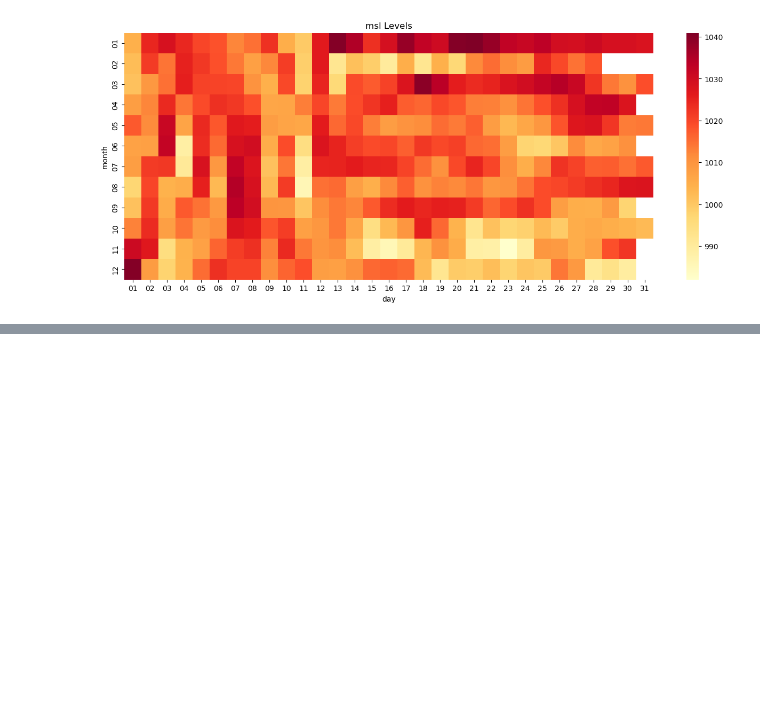
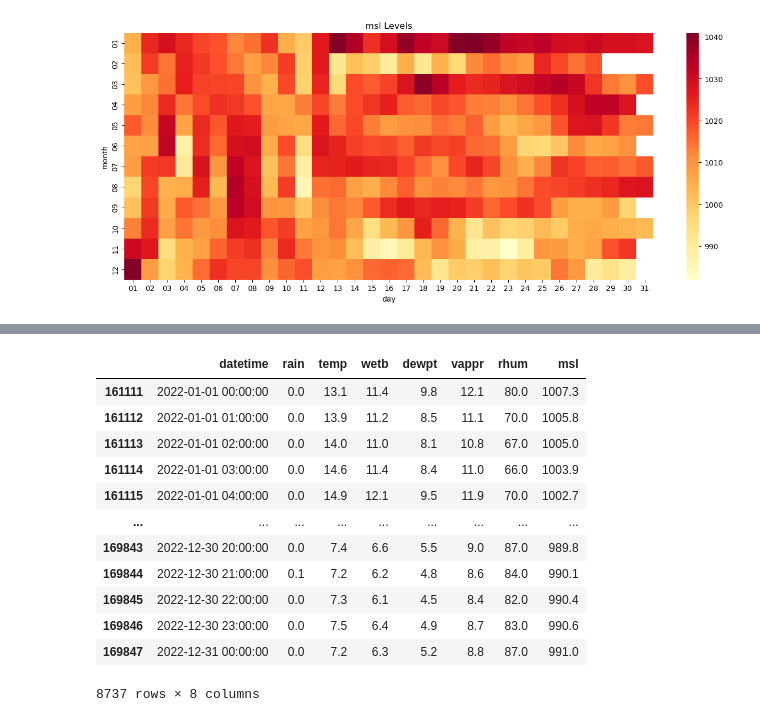
Before and after one commit to AdityaPimpalkar/AQI_federated_learning, a Jupyter notebook: notebooks/meterological.ipynb, the cells around one changed output, grey strips where cells are left out. Drawn from its saved outputs; the diff is of its cells as text; code cells hidden in the pictures; blank space fills up the shorter version.

```diff
--- a/notebooks/meterological.ipynb
+++ b/notebooks/meterological.ipynb
@@ -227,0 +266,16 @@ plotbars(met_2022,'2022-01-01', '2022-12-31', 'AQI levels at pheonix park, Dubli
+# %%
+met_2022
+# %% [output]
+|  | datetime | rain | temp | wetb | dewpt | vappr | rhum | msl |
+| 161111 | 2022-01-01 00:00:00 | 0.0 | 13.1 | 11.4 | 9.8 | 12.1 | 80.0 | 1007.3 |
+| 161112 | 2022-01-01 01:00:00 | 0.0 | 13.9 | 11.2 | 8.5 | 11.1 | 70.0 | 1005.8 |
+| 161113 | 2022-01-01 02:00:00 | 0.0 | 14.0 | 11.0 | 8.1 | 10.8 | 67.0 | 1005.0 |
+| 161114 | 2022-01-01 03:00:00 | 0.0 | 14.6 | 11.4 | 8.4 | 11.0 | 66.0 | 1003.9 |
+| 161115 | 2022-01-01 04:00:00 | 0.0 | 14.9 | 12.1 | 9.5 | 11.9 | 70.0 | 1002.7 |
+| ... | ... | ... | ... | ... | ... | ... | ... | ... |
+| 169843 | 2022-12-30 20:00:00 | 0.0 | 7.4 | 6.6 | 5.5 | 9.0 | 87.0 | 989.8 |
+| 169844 | 2022-12-30 21:00:00 | 0.1 | 7.2 | 6.2 | 4.8 | 8.6 | 84.0 | 990.1 |
+| 169845 | 2022-12-30 22:00:00 | 0.0 | 7.3 | 6.1 | 4.5 | 8.4 | 82.0 | 990.4 |
+| 169846 | 2022-12-30 23:00:00 | 0.0 | 7.5 | 6.4 | 4.9 | 8.7 | 83.0 | 990.6 |
+| 169847 | 2022-12-31 00:00:00 | 0.0 | 7.2 | 6.3 | 5.2 | 8.8 | 87.0 | 991.0 |
+8737 rows × 8 columns
```
Also changed, not shown: parts of 17 cells of this notebook, 1 other file.
